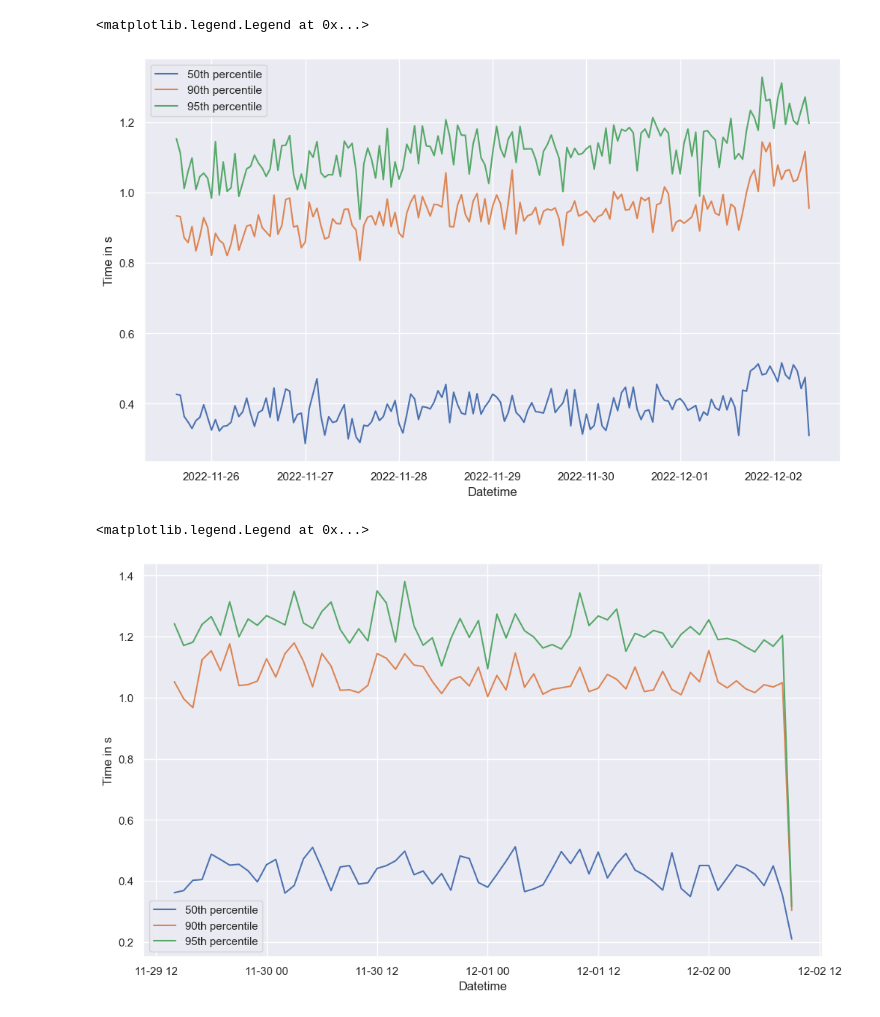
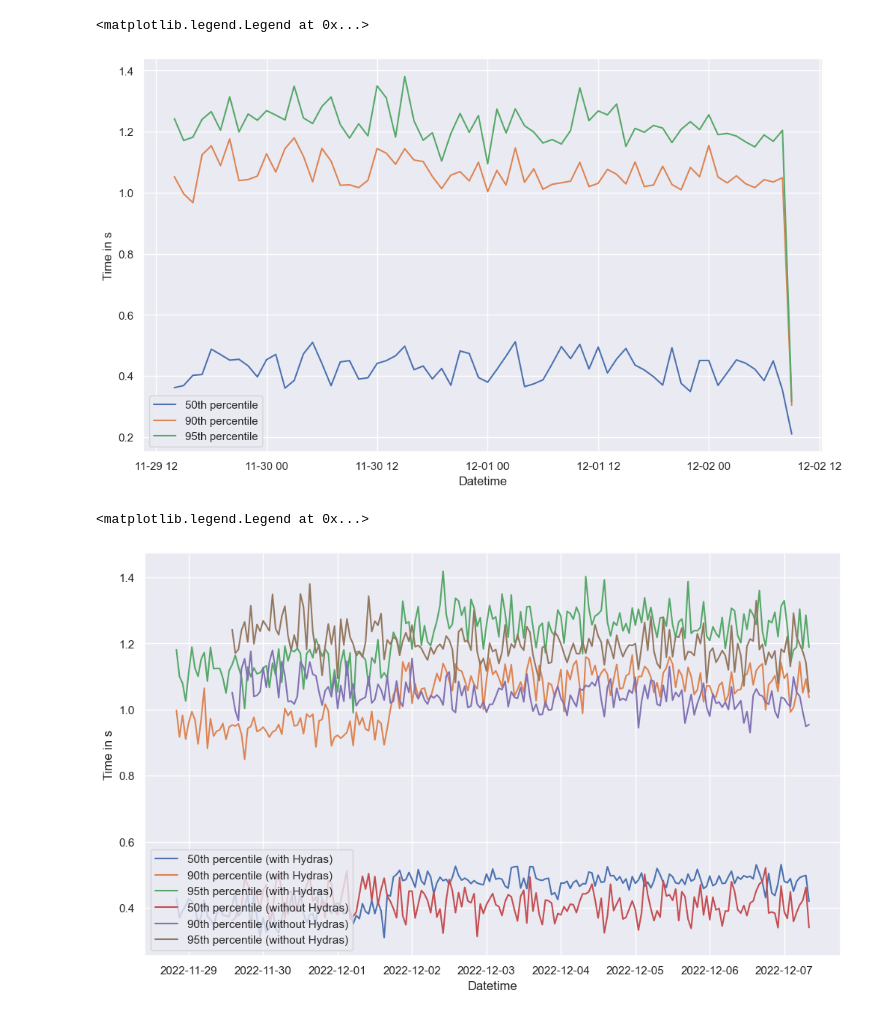
Before and after one commit to dennis-tra/ipfs-lookup-measurement, a Jupyter notebook: analysis/2022-11-28-hydra-dial-down.ipynb, the cells around one changed output. Saved outputs shown, nothing was run; the diff lists cells and outputs as text; code cells hidden in the pictures.

```diff
--- a/analysis/2022-11-28-hydra-dial-down.ipynb
+++ b/analysis/2022-11-28-hydra-dial-down.ipynb
@@ -22,7 +22,7 @@ def cdf(series: pd.Series) -> pd.DataFrame:
         "cdf": np.linspace(0, 1, len(series) + 1)
     })
 # %%
-path = "../data/2022-12-02_hydra_dial_down"
+path = "../data/2022-12-07_hydra_dial_down"
 # %%
 values = []
 for fn in os.listdir(path):
@@ -206,5 +246,6 @@ df_retrievals
 # %%
-data = df_retrievals[df_retrievals["with_hydras"]]
+data = df_retrievals[df_retrievals["with_hydras"] == False]
+data = data[data["started_at"] > "2022-11-29"]
 grp = data.groupby(by=[data.started_at.map(lambda started_at: started_at.replace(minute=0, second=0, microsecond=0))])
 grp.find_first_provider_duration.quantile([.5, .9, .95])
 df = grp.quantile([.5, .9, .95])
@@ -214,7 +255,7 @@ fig, ax = plt.subplots(figsize=[12, 7])
 
 percentiles = [50, 90, 95]
 for percentile in percentiles:
-    dat = df[df["level_1"] == percentile/100]
+    dat = df[df["level_1"] == percentile / 100]
     ax.plot(dat["started_at"], dat["find_first_provider_duration"], label=f"{percentile}th percentile")
 
 ax.set_ylabel("Time in s")
@@ -222,25 +263,37 @@ ax.set_xlabel("Datetime")
 ax.legend()
 # %% [output]
 <matplotlib.legend.Legend at 0x...>
-[figure, old version]
+[figure, new version]
 # %%
-data = df_retrievals[df_retrievals["with_hydras"] == False]
-data = data[data["started_at"] > "2022-11-29"]
+fig, ax = plt.subplots(figsize=[12, 7])
+
+percentiles = [50, 90, 95]
+
+data = df_retrievals[df_retrievals["with_hydras"] == True]
+data = data[data["started_at"] < "2022-12-07T09:00"]
+data = data[data["started_at"] > "2022-11-28T20:00"]
 grp = data.groupby(by=[data.started_at.map(lambda started_at: started_at.replace(minute=0, second=0, microsecond=0))])
-grp.find_first_provider_duration.quantile([.5, .9, .95])
 df = grp.quantile([.5, .9, .95])
 df.reset_index(inplace=True)
 
-fig, ax = plt.subplots(figsize=[12, 7])
+for percentile in percentiles:
+    dat = df[df["level_1"] == percentile / 100]
+    ax.plot(dat["started_at"], dat["find_first_provider_duration"], label=f"{percentile}th percentile (with Hydras)")
 
-percentiles = [50, 90, 95]
+data = df_retrievals[df_retrievals["with_hydras"] == False]
+data = data[data["started_at"] < "2022-12-07T09:00"]
+grp = data.groupby(by=[data.started_at.map(lambda started_at: started_at.replace(minute=0, second=0, microsecond=0))])
+df = grp.quantile([.5, .9, .95])
+df.reset_index(inplace=True)
+df = df[df["started_at"] > '2022-11-28T20:00']
+
 for percentile in percentiles:
-    dat = df[df["level_1"] == percentile/100]
-    ax.plot(dat["started_at"], dat["find_first_provider_duration"], label=f"{percentile}th percentile")
+    dat = df[df["level_1"] == percentile / 100]
+    ax.plot(dat["started_at"], dat["find_first_provider_duration"], label=f"{percentile}th percentile (without Hydras)")
 
 ax.set_ylabel("Time in s")
 ax.set_xlabel("Datetime")
-ax.legend()
+ax.legend(loc="lower left")
 # %% [output]
 <matplotlib.legend.Legend at 0x...>
-[figure, old version]
+[figure, new version]
```
Also changed, not shown: parts of 13 cells of this notebook, 4 other files.
